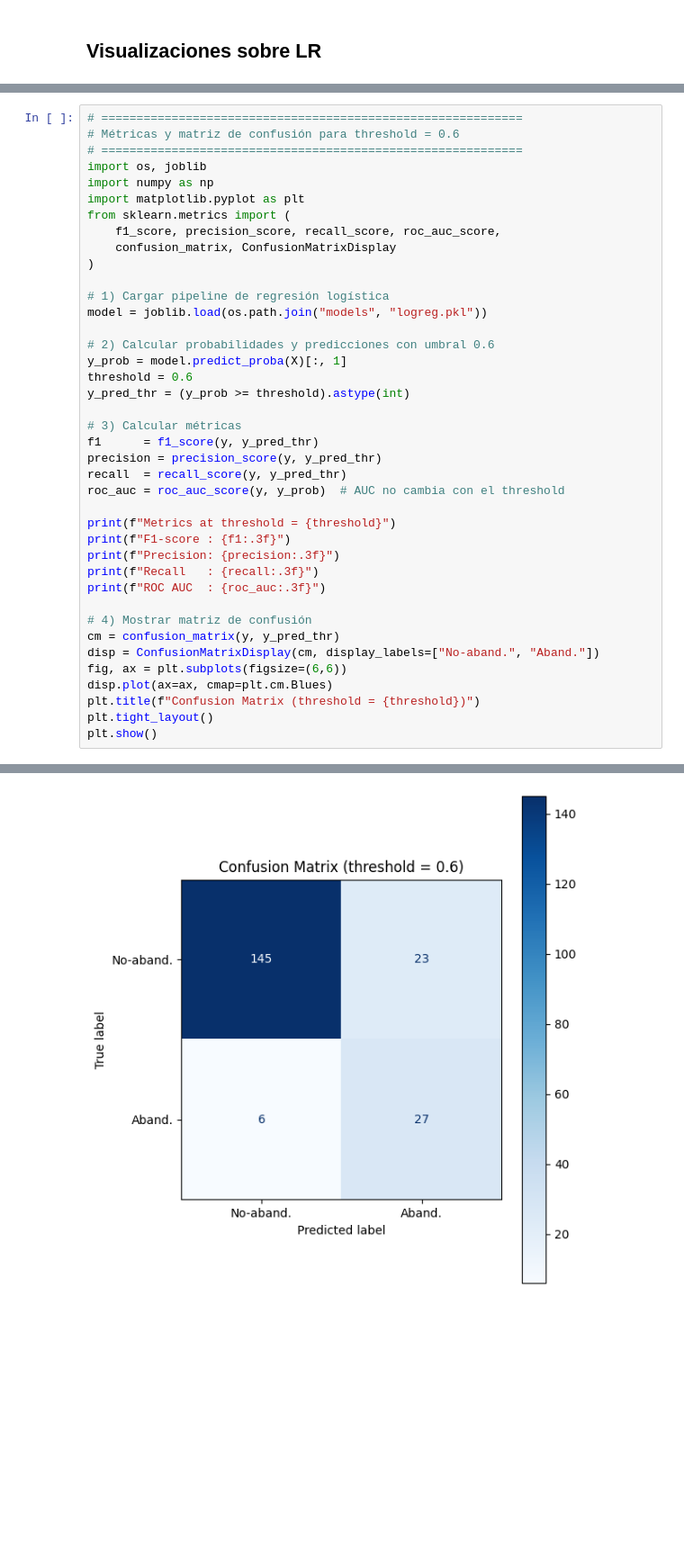
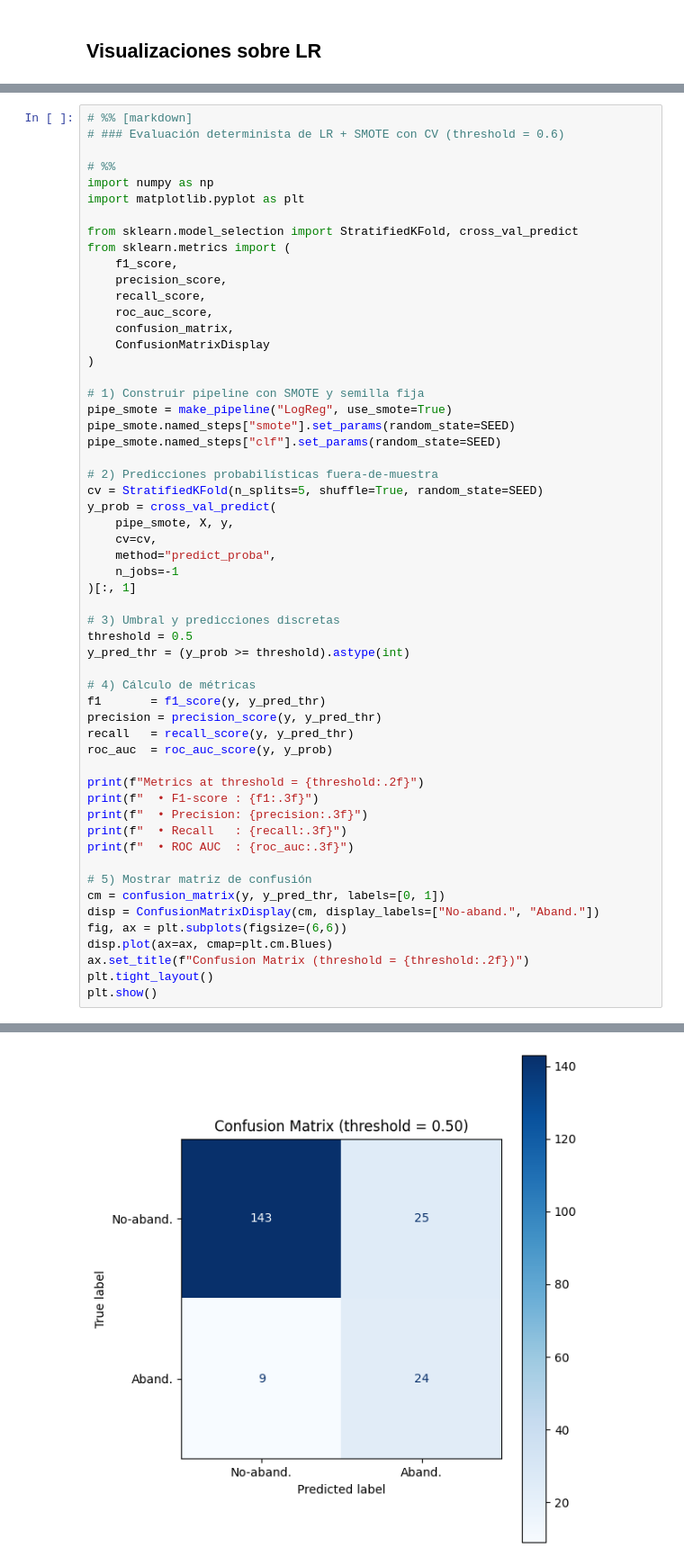
Before and after one commit to Cmanzano03/TFG_cmi_Moodle, a Jupyter notebook: notebooks/Modelado/modelado_v1.1.ipynb, the cells around one changed output, grey strips where cells are left out. Shown: that part at 90% size. Drawn from its saved outputs; the diff is of its cells as text; blank space fills up the shorter version.

```diff
--- a/notebooks/Modelado/modelado_v1.1.ipynb
+++ b/notebooks/Modelado/modelado_v1.1.ipynb
@@ -395,41 +436,57 @@ LR Coefficients:
 # %%
-# ============================================================
-# Métricas y matriz de confusión para threshold = 0.6
-# ============================================================
-import os, joblib
+# %% [markdown]
+# ### Evaluación determinista de LR + SMOTE con CV (threshold = 0.6)
+
+# %%
 import numpy as np
 import matplotlib.pyplot as plt
+
+from sklearn.model_selection import StratifiedKFold, cross_val_predict
 from sklearn.metrics import (
-    f1_score, precision_score, recall_score, roc_auc_score,
-    confusion_matrix, ConfusionMatrixDisplay
+    f1_score,
+    precision_score,
+    recall_score,
+    roc_auc_score,
+    confusion_matrix,
+    ConfusionMatrixDisplay
 )
 
-# 1) Cargar pipeline de regresión logística
-model = joblib.load(os.path.join("models", "logreg.pkl"))
+# 1) Construir pipeline con SMOTE y semilla fija
+pipe_smote = make_pipeline("LogReg", use_smote=True)
+pipe_smote.named_steps["smote"].set_params(random_state=SEED)
+pipe_smote.named_steps["clf"].set_params(random_state=SEED)
 
-# 2) Calcular probabilidades y predicciones con umbral 0.6
-y_prob = model.predict_proba(X)[:, 1]
-threshold = 0.6
+# 2) Predicciones probabilísticas fuera-de-muestra
+cv = StratifiedKFold(n_splits=5, shuffle=True, random_state=SEED)
+y_prob = cross_val_predict(
+    pipe_smote, X, y,
+    cv=cv,
+    method="predict_proba",
+    n_jobs=-1
+)[:, 1]
+
+# 3) Umbral y predicciones discretas
+threshold = 0.5
 y_pred_thr = (y_prob >= threshold).astype(int)
 
-# 3) Calcular métricas
-f1      = f1_score(y, y_pred_thr)
+# 4) Cálculo de métricas
+f1       = f1_score(y, y_pred_thr)
 precision = precision_score(y, y_pred_thr)
-recall  = recall_score(y, y_pred_thr)
-roc_auc = roc_auc_score(y, y_prob)  # AUC no cambia con el threshold
+recall   = recall_score(y, y_pred_thr)
+roc_auc  = roc_auc_score(y, y_prob)
 
-print(f"Metrics at threshold = {threshold}")
-print(f"F1-score : {f1:.3f}")
-print(f"Precision: {precision:.3f}")
-print(f"Recall   : {recall:.3f}")
-print(f"ROC AUC  : {roc_auc:.3f}")
+print(f"Metrics at threshold = {threshold:.2f}")
+print(f"  • F1-score : {f1:.3f}")
+print(f"  • Precision: {precision:.3f}")
+print(f"  • Recall   : {recall:.3f}")
+print(f"  • ROC AUC  : {roc_auc:.3f}")
 
-# 4) Mostrar matriz de confusión
-cm = confusion_matrix(y, y_pred_thr)
+# 5) Mostrar matriz de confusión
+cm = confusion_matrix(y, y_pred_thr, labels=[0, 1])
 disp = ConfusionMatrixDisplay(cm, display_labels=["No-aband.", "Aband."])
 fig, ax = plt.subplots(figsize=(6,6))
 disp.plot(ax=ax, cmap=plt.cm.Blues)
-plt.title(f"Confusion Matrix (threshold = {threshold})")
+ax.set_title(f"Confusion Matrix (threshold = {threshold:.2f})")
 plt.tight_layout()
 plt.show()
 # %% [output]
@@ -441 +498 @@ ROC AUC  : 0.865
-[figure, old version]
+[figure, new version]
```
Also changed, not shown: parts of 8 cells of this notebook, 7 other files.
